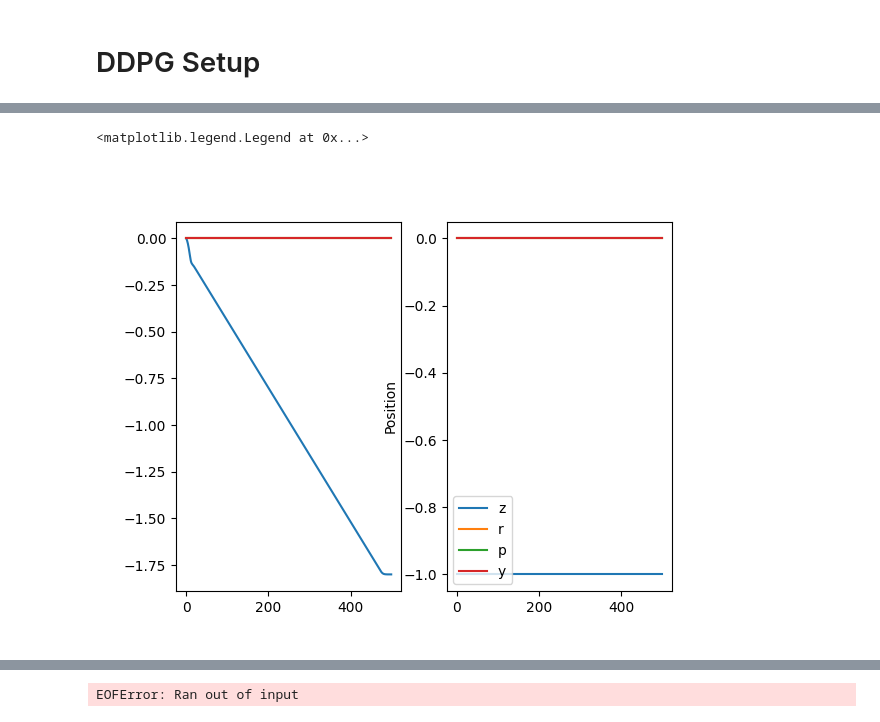
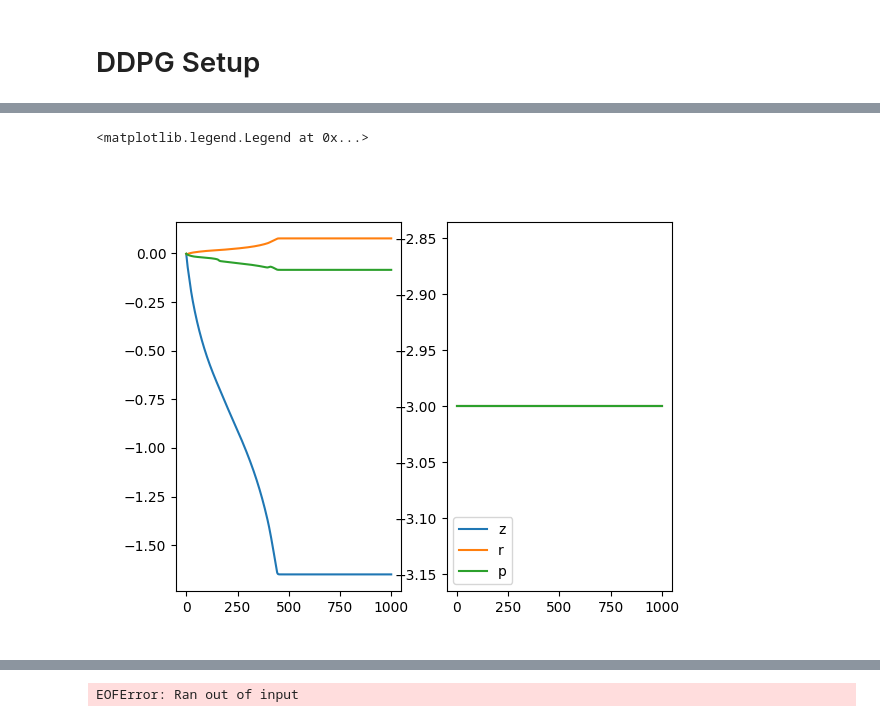
Before and after one commit to mass2010chromium/cs8803_project, a Jupyter notebook: notebook/plugging.ipynb, the cells around one changed output, grey strips where cells are left out. Saved outputs shown, nothing was run; the diff lists cells and outputs as text; code cells hidden in the pictures.

```diff
--- a/notebook/plugging.ipynb
+++ b/notebook/plugging.ipynb
@@ -512,8 +527,8 @@ class DDPG:
 writer = SummaryWriter(log_dir=f'runs/Plugging_4DOF_UP')
 
 drl = DRL()
-#ddpg = DDPG(n_obs=8+6+3, n_actions=4) # TODO: Pull n_obs, n_actinos from environment
-#ddpg.exploration_rate = 1
+ddpg = DDPG(n_obs=6+6+3, n_actions=3) # TODO: Pull n_obs, n_actions from environment
+# ddpg.exploration_rate = 1
 
 # takes ~5-10 minutes on colab gpus
 for i in range(512):
@@ -553,26 +552,31 @@ def visualize(agent, start_pos, n_steps):
     """Visualize agent with a custom camera angle."""
 
     # Create environment in rgb_array mode
-    env = gym.make("DRL/PluggingEnv", reset_noise_scale=0.01, xml=xml, record_video=True)
-    #options = dict()
-    #options['rpy'] = start_pos
-    obs, _ = env.reset()
-    obs_traj = np.zeros((n_steps, 17))
-    act_traj = np.zeros((n_steps, 4))
+    env = gym.make("DRL/PluggingEnv", reset_noise_scale=0.2, xml=xml, record_video=True)
+    options = dict()
+    options['rpy'] = start_pos
+    obs, _ = env.reset(options=options)
+    obs_traj = np.zeros((n_steps, 6+6+3))
+    act_traj = np.zeros((n_steps, 3))
+    sum_reward = 0
     for t in range(n_steps):
         with torch.no_grad():
             actions = agent.get_action(torch.Tensor(obs).to(device))
             actions = actions.cpu().numpy()
-            actions = np.zeros_like(actions)
-            actions[0] = -1
-        obs, _, done, _, _= env.step(actions)
+            # actions = np.zeros_like(actions)
+            # actions[0] = -1
+
+        obs, reward, done, _, _= env.step(actions)
         obs_traj[t, :] = obs
         act_traj[t, :] = actions
+        # print(reward)
+        sum_reward += reward
 
     media.show_video(env.unwrapped.get_frames(), fps=env.unwrapped.framerate, width = 500, height = 500)
 
     env.close()
-    print(obs_traj)
+    print(sum_reward)
+    # print(obs_traj)
     return obs_traj, act_traj
 # %%
-misaligned_sensor_data, plot_actions = visualize(ddpg, np.array([0, 0, 0.1]), 500)
+misaligned_sensor_data, plot_actions = visualize(ddpg, np.array([0.1, 0.1, 0.0]), 1000)
@@ -589,24 +596,24 @@ print(plot_actions)
 # %%
 # @title Force torque data from misaligned plugging
 # plot mj vs linear model
 %matplotlib widget
 from matplotlib import pyplot as plt
 
 fig, ax = plt.subplots(1,2)
 
 
-labels = ['z', 'r', 'p', 'y']
+labels = ['z', 'r', 'p']
 ls = 'dotted'
-for i in range(4):
+for i in range(3):
     color = plt.get_cmap('tab10')(i)
     ax[0].plot(misaligned_sensor_data[:,i], color = color, label = labels[i])
-plt.ylabel('Position')
 
-for i in range(4):
+
+for i in range(3):
     color = plt.get_cmap('tab10')(i)
     ax[1].plot(plot_actions[:,i], color = color, label = labels[i])
-plt.ylabel('Position')
+
 plt.legend(loc = 'lower left')
 # %% [output]
 <matplotlib.legend.Legend at 0x...>
-[figure, old version]
+[figure, new version]
```
Also changed, not shown: parts of 11 cells of this notebook, 1 other file.
